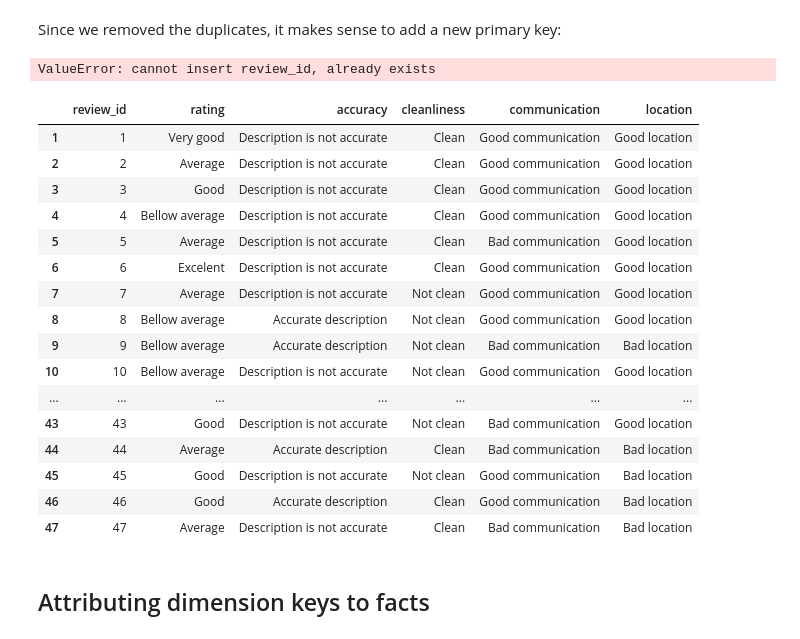
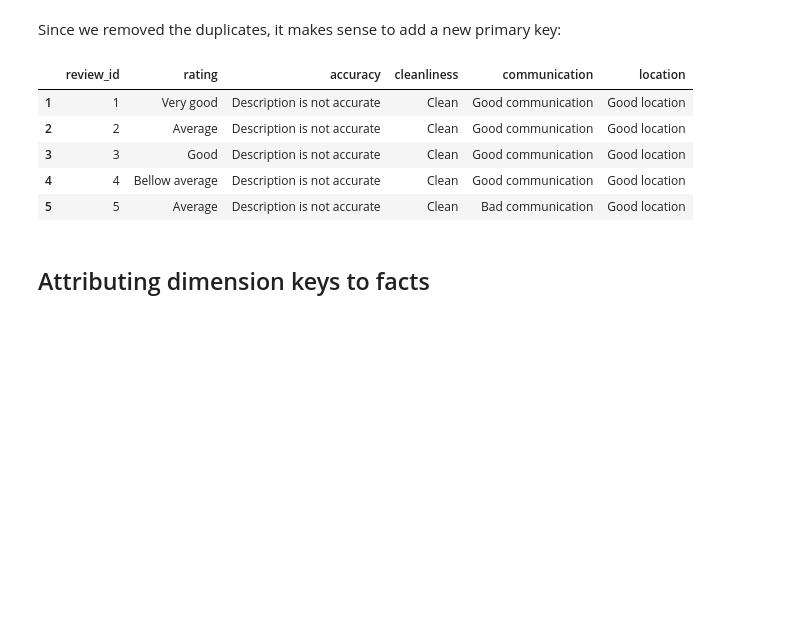
Before and after one commit to beatriz-lima/TPD-Airbnb-Data, a Jupyter notebook: Notebooks/ETL_Review.ipynb, the cells around one changed output. Cells and saved outputs as stored; diff of their text form; code cells hidden in the pictures; blank space fills up the shorter version.

```diff
--- a/Notebooks/ETL_Review.ipynb
+++ b/Notebooks/ETL_Review.ipynb
@@ -208,6 +211,3 @@ DataFrame contains 12830 rows. Deleted 0 rows (0.0% of total rows)
-# %%
-pk_bf_duplicates = [i for i in range(1, len(df_review_dimension)+1)]
-df_review_dimension.insert(0,'pk_bf_duplicates', pk_bf_duplicates)
 # %% [markdown]
 **Remove duplicates:**
 # %%
@@ -221,28 +221,15 @@ Since we removed the duplicates, it makes sense to add a new primary key:
 # %%
 pk_aft_duplicates = [i for i in range(1, len(review_dimension_processed)+1)]
 review_dimension_processed.insert(0,'review_id', pk_aft_duplicates)
-# %% [output]
-ValueError: cannot insert review_id, already exists
 # %%
-review_dimension_processed
+review_dimension_processed.head()
 # %% [output]
 |  | review_id | rating | accuracy | cleanliness | communication | location |
 | 1 | 1 | Very good | Description is not accurate | Clean | Good communication | Good location |
 | 2 | 2 | Average | Description is not accurate | Clean | Good communication | Good location |
 | 3 | 3 | Good | Description is not accurate | Clean | Good communication | Good location |
 | 4 | 4 | Bellow average | Description is not accurate | Clean | Good communication | Good location |
 | 5 | 5 | Average | Description is not accurate | Clean | Bad communication | Good location |
-| 6 | 6 | Excelent | Description is not accurate | Clean | Good communication | Good location |
-| 7 | 7 | Average | Description is not accurate | Not clean | Good communication | Good location |
-| 8 | 8 | Bellow average | Accurate description | Not clean | Good communication | Good location |
-| 9 | 9 | Bellow average | Accurate description | Not clean | Bad communication | Bad location |
-| 10 | 10 | Bellow average | Description is not accurate | Not clean | Good communication | Good location |
-| ... | ... | ... | ... | ... | ... | ... |
-| 43 | 43 | Good | Description is not accurate | Not clean | Bad communication | Good location |
-| 44 | 44 | Average | Accurate description | Clean | Bad communication | Bad location |
-| 45 | 45 | Good | Description is not accurate | Not clean | Good communication | Bad location |
-| 46 | 46 | Good | Accurate description | Clean | Good communication | Bad location |
-| 47 | 47 | Average | Description is not accurate | Clean | Bad communication | Bad location |
 # %% [markdown]
 ## Attributing dimension keys to facts
 # %% [markdown]
```
Also changed, not shown: parts of 9 cells of this notebook, 1 other file.
